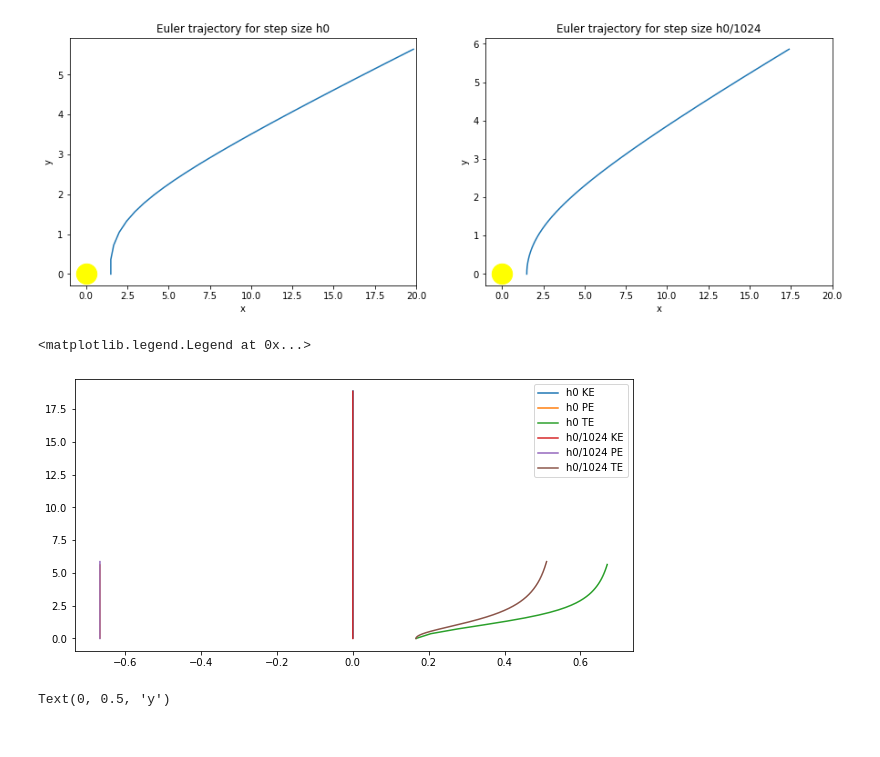
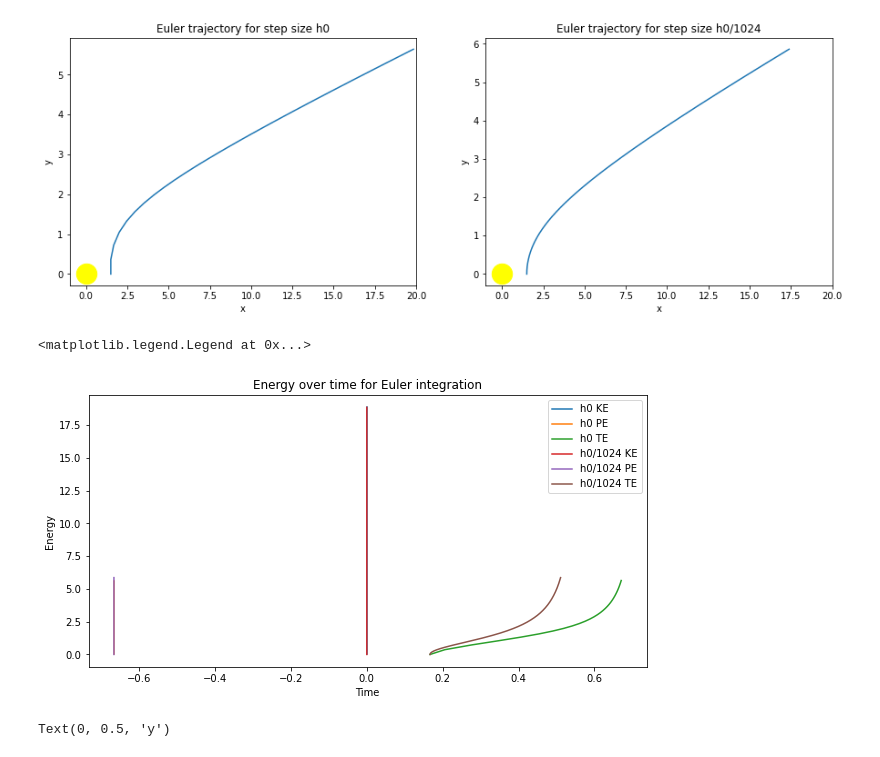
Before and after one commit to AriAtari/AST-projecy-group-10, a Jupyter notebook: Group10.ipynb, the cells around one changed output. Cells and saved outputs as stored; diff of their text form; code cells hidden in the pictures.

Commit message:
Added axis and titles to part 5

```diff
--- a/Group10.ipynb
+++ b/Group10.ipynb
@@ -276,18 +276,22 @@ Text(0, 0.5, 'y')
 # %%
 # Euler energies
 
 plt.figure(figsize = (10,5))
 plt.plot(Eulervals[0][3],Eulervals[0][0],label = 'h0 KE')
 plt.plot(Eulervals[0][4],Eulervals[0][2],label = 'h0 PE')
 plt.plot(Eulervals[0][5],Eulervals[0][2],label = 'h0 TE')
 
 plt.plot(Eulervals[10][3],Eulervals[10][0],label = 'h0/1024 KE')
 plt.plot(Eulervals[10][4],Eulervals[10][2],label = 'h0/1024 PE')
 plt.plot(Eulervals[10][5],Eulervals[10][2],label = 'h0/1024 TE')
+
+plt.title('Energy over time for Euler integration')
+plt.ylabel('Energy')
+plt.xlabel('Time')
 plt.legend()
 # %% [output]
 <matplotlib.legend.Legend at 0x...>
-[figure, old version]
+[figure, new version]
 # %%
 # RK2 orbits
 
```
Also changed, not shown: parts of 2 cells of this notebook.
